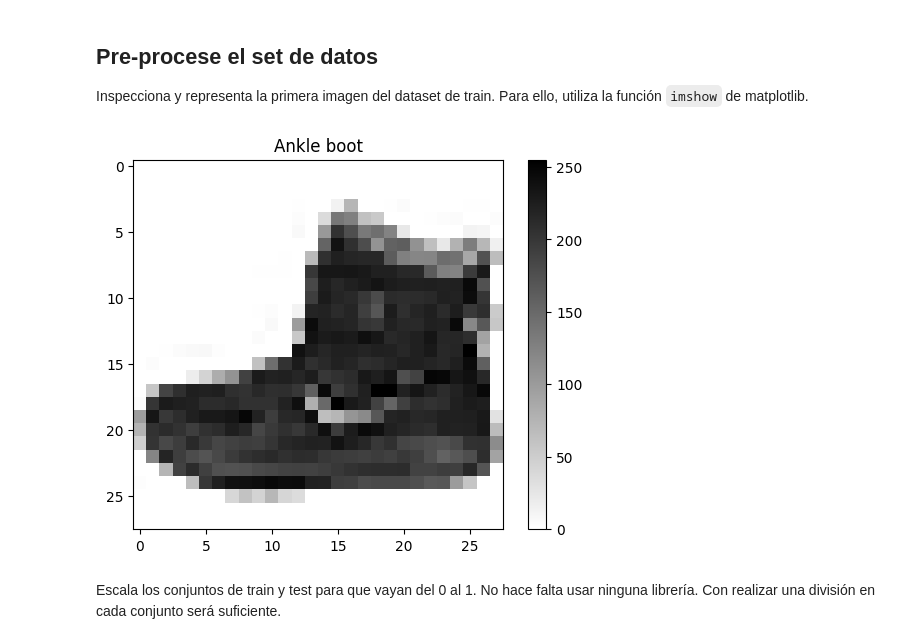
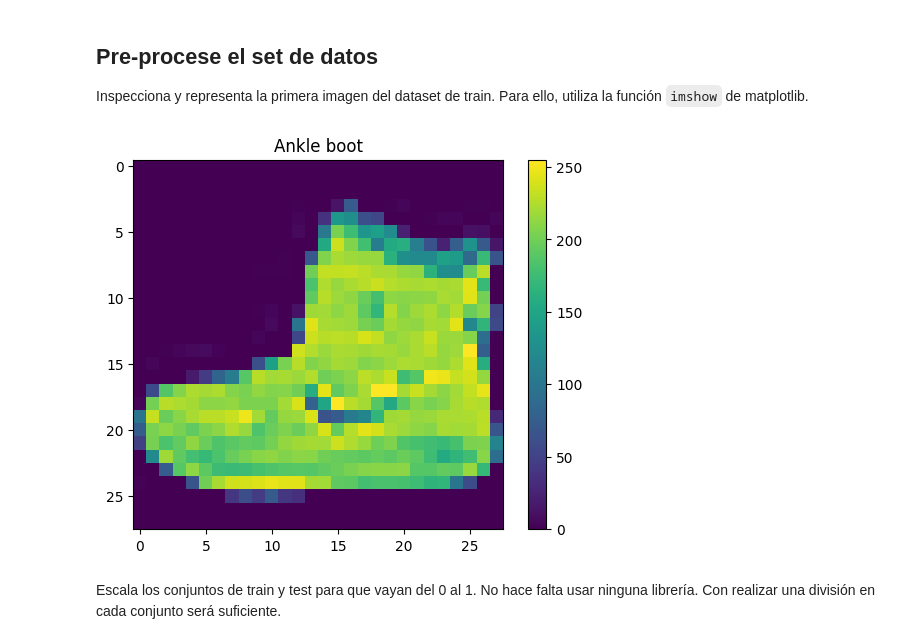
Before and after one commit to urkomen/2026-02-BILBAO-FT-Data-Science, a Jupyter notebook: 3-Machine_Learning/3-Deep_Learning/1-Intro Deep Learning/ejercicios/Deep Learning classification_urko.ipynb, the cells around one changed output. Saved outputs shown, nothing was run; the diff lists cells and outputs as text; code cells hidden in the pictures.

```diff
--- a/3-Machine_Learning/3-Deep_Learning/1-Intro Deep Learning/ejercicios/Deep Learning classification_urko.ipynb
+++ b/3-Machine_Learning/3-Deep_Learning/1-Intro Deep Learning/ejercicios/Deep Learning classification_urko.ipynb
@@ -167,12 +167,12 @@ LABELS
 Inspecciona y representa la primera imagen del dataset de train. Para ello, utiliza la función `imshow` de matplotlib.
 # %%
 plt.figure()
-plt.imshow(X_train[0], cmap=plt.cm.binary)
+plt.imshow(X_train[0])#, cmap=plt.cm.binary)
 plt.colorbar()
 plt.grid(False)
 plt.title(class_names[y_train[0]]);
 # %% [output]
-[figure, old version]
+[figure, new version]
 # %% [markdown]
 Escala los conjuntos de train y test para que vayan del 0 al 1. No hace falta usar ninguna librería. Con realizar una división en cada conjunto será suficiente.
 # %%
```
Also changed, not shown: parts of 7 cells of this notebook, 2 other files.
